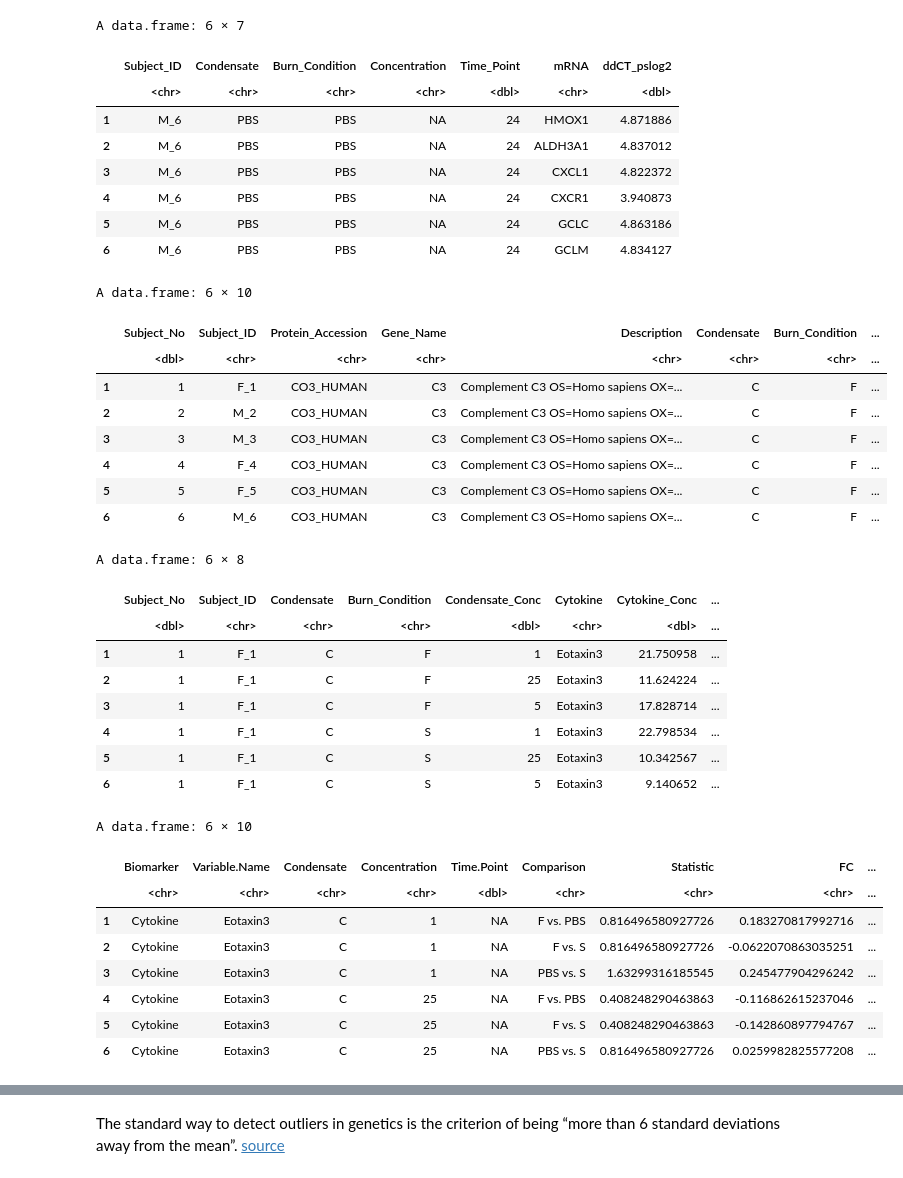
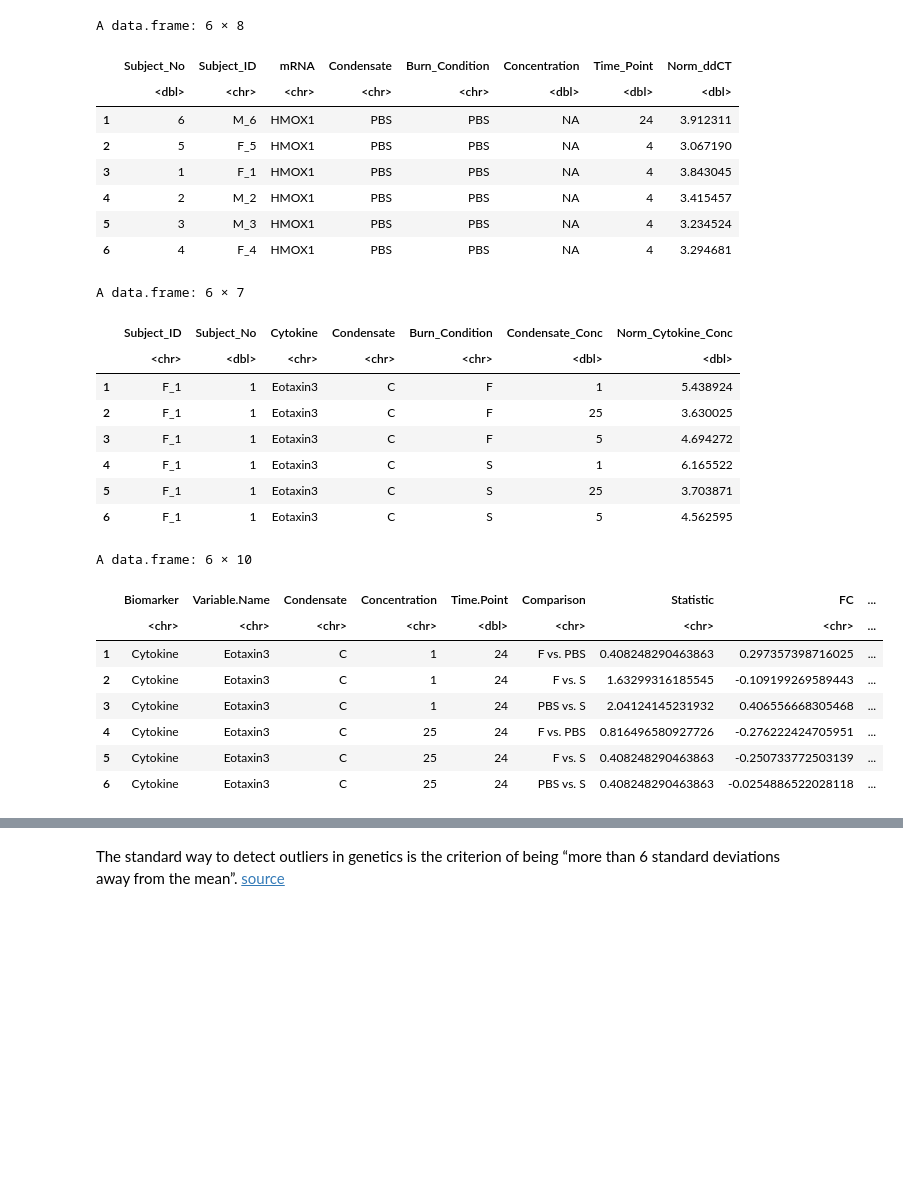
Before and after one commit to UNC-CEMALB/Burn-pit-smoke-condensate-mediated-toxicity-in-human-airway-epithelial-cells-, a Jupyter notebook: 3. Biomarker Cluster Analysis/Biomarker Cluster Analysis.ipynb, the cells around one changed output, grey strips where cells are left out. Cells and saved outputs as stored; diff of their text form; code cells hidden in the pictures; blank space fills up the shorter version.

```diff
--- a/3. Biomarker Cluster Analysis/Biomarker Cluster Analysis.ipynb
+++ b/3. Biomarker Cluster Analysis/Biomarker Cluster Analysis.ipynb
@@ -9,13 +9,15 @@ library(factoextra)
 library(cowplot)
 
 # reading in files
-mRNA_df = data.frame(read_excel("Input/Imputed_mRNA_Data_042623.xlsx"))
-proteomics_5_df = data.frame(read_excel("Input/Normalized_Proteomics_Data_5ug_070423.xlsx")) %>%
-    rename(Intensity_pslog2 = Norm_Intensity_pslog2)
-proteomics_25_df = data.frame(read_excel("Input/Normalized_Proteomics_Data_25ug_070423.xlsx"))%>%
-    rename(Intensity_pslog2 = Norm_Intensity_pslog2)
-cytokine_df = data.frame(read_excel("Input/Cytokine_Data_050423.xlsx", sheet = 2))
-nemenyis_df = data.frame(read_excel("Input/Nemenyis_PostHoc_Biomarker_Results_062923.xlsx"))
+cytokine_df = data.frame(read_excel("Input/Processed_Cytokine_Data_081723.xlsx"))
+mRNA_df = data.frame(read_excel("Input/Processed_mRNA_Data_081723.xlsx"))
+nemenyis_df = data.frame(read_excel("Input/Nemenyis_Results_100323.xlsx"))
+
+# making some cols numeric
+cytokine_df$Condensate_Conc = as.numeric(cytokine_df$Condensate_Conc)
+mRNA_df$Concentration = as.numeric(mRNA_df$Concentration)
+mRNA_df$Time_Point = as.numeric(mRNA_df$Time_Point)
 nemenyis_df$Time.Point = as.numeric(nemenyis_df$Time.Point)
+nemenyis_df$P.Value = as.numeric(nemenyis_df$P.Value)
 # %% [output]
 ── Attaching core tidyverse packages ──────────────────────── tidyverse 2.0.0 ──
@@ -38,43 +40,33 @@ Warning message in eval(expr, envir, enclos):
 # %%
 head(mRNA_df)
-head(proteomics_25_df)
 head(cytokine_df)
 head(nemenyis_df)
 # %% [output]
-A data.frame: 6 × 7
+A data.frame: 6 × 8
-|  | Subject_ID | Condensate | Burn_Condition | Concentration | Time_Point | mRNA | ddCT_pslog2 |
-|  | <chr> | <chr> | <chr> | <chr> | <dbl> | <chr> | <dbl> |
-| 1 | M_6 | PBS | PBS | NA | 24 | HMOX1 | 4.871886 |
-| 2 | M_6 | PBS | PBS | NA | 24 | ALDH3A1 | 4.837012 |
-| 3 | M_6 | PBS | PBS | NA | 24 | CXCL1 | 4.822372 |
-| 4 | M_6 | PBS | PBS | NA | 24 | CXCR1 | 3.940873 |
-| 5 | M_6 | PBS | PBS | NA | 24 | GCLC | 4.863186 |
-| 6 | M_6 | PBS | PBS | NA | 24 | GCLM | 4.834127 |
+|  | Subject_No | Subject_ID | mRNA | Condensate | Burn_Condition | Concentration | Time_Point | Norm_ddCT |
+|  | <dbl> | <chr> | <chr> | <chr> | <chr> | <dbl> | <dbl> | <dbl> |
+| 1 | 6 | M_6 | HMOX1 | PBS | PBS | NA | 24 | 3.912311 |
+| 2 | 5 | F_5 | HMOX1 | PBS | PBS | NA | 4 | 3.067190 |
+| 3 | 1 | F_1 | HMOX1 | PBS | PBS | NA | 4 | 3.843045 |
+| 4 | 2 | M_2 | HMOX1 | PBS | PBS | NA | 4 | 3.415457 |
+| 5 | 3 | M_3 | HMOX1 | PBS | PBS | NA | 4 | 3.234524 |
+| 6 | 4 | F_4 | HMOX1 | PBS | PBS | NA | 4 | 3.294681 |
-A data.frame: 6 × 10
+A data.frame: 6 × 7
-|  | Subject_No | Subject_ID | Protein_Accession | Gene_Name | Description | Condensate | Burn_Condition | ... |
-|  | <dbl> | <chr> | <chr> | <chr> | <chr> | <chr> | <chr> | ... |
-| 1 | 1 | F_1 | CO3_HUMAN | C3 | Complement C3 OS=Homo sapiens OX=... | C | F | ... |
-| 2 | 2 | M_2 | CO3_HUMAN | C3 | Complement C3 OS=Homo sapiens OX=... | C | F | ... |
-| 3 | 3 | M_3 | CO3_HUMAN | C3 | Complement C3 OS=Homo sapiens OX=... | C | F | ... |
-| 4 | 4 | F_4 | CO3_HUMAN | C3 | Complement C3 OS=Homo sapiens OX=... | C | F | ... |
-| 5 | 5 | F_5 | CO3_HUMAN | C3 | Complement C3 OS=Homo sapiens OX=... | C | F | ... |
-| 6 | 6 | M_6 | CO3_HUMAN | C3 | Complement C3 OS=Homo sapiens OX=... | C | F | ... |
+|  | Subject_ID | Subject_No | Cytokine | Condensate | Burn_Condition | Condensate_Conc | Norm_Cytokine_Conc |
+|  | <chr> | <dbl> | <chr> | <chr> | <chr> | <dbl> | <dbl> |
+| 1 | F_1 | 1 | Eotaxin3 | C | F | 1 | 5.438924 |
+| 2 | F_1 | 1 | Eotaxin3 | C | F | 25 | 3.630025 |
+| 3 | F_1 | 1 | Eotaxin3 | C | F | 5 | 4.694272 |
+| 4 | F_1 | 1 | Eotaxin3 | C | S | 1 | 6.165522 |
+| 5 | F_1 | 1 | Eotaxin3 | C | S | 25 | 3.703871 |
+| 6 | F_1 | 1 | Eotaxin3 | C | S | 5 | 4.562595 |
-A data.frame: 6 × 8
+A data.frame: 6 × 10
-|  | Subject_No | Subject_ID | Condensate | Burn_Condition | Condensate_Conc | Cytokine | Cytokine_Conc | ... |
-|  | <dbl> | <chr> | <chr> | <chr> | <dbl> | <chr> | <dbl> | ... |
-| 1 | 1 | F_1 | C | F | 1 | Eotaxin3 | 21.750958 | ... |
-| 2 | 1 | F_1 | C | F | 25 | Eotaxin3 | 11.624224 | ... |
-| 3 | 1 | F_1 | C | F | 5 | Eotaxin3 | 17.828714 | ... |
-| 4 | 1 | F_1 | C | S | 1 | Eotaxin3 | 22.798534 | ... |
-| 5 | 1 | F_1 | C | S | 25 | Eotaxin3 | 10.342567 | ... |
-| 6 | 1 | F_1 | C | S | 5 | Eotaxin3 | 9.140652 | ... |
+|  | Biomarker | Variable.Name | Condensate | Concentration | Time.Point | Comparison | Statistic | FC | ... |
+|  | <chr> | <chr> | <chr> | <chr> | <dbl> | <chr> | <chr> | <chr> | ... |
+| 1 | Cytokine | Eotaxin3 | C | 1 | 24 | F vs. PBS | 0.408248290463863 | 0.297357398716025 | ... |
+| 2 | Cytokine | Eotaxin3 | C | 1 | 24 | F vs. S | 1.63299316185545 | -0.109199269589443 | ... |
+| 3 | Cytokine | Eotaxin3 | C | 1 | 24 | PBS vs. S | 2.04124145231932 | 0.406556668305468 | ... |
+| 4 | Cytokine | Eotaxin3 | C | 25 | 24 | F vs. PBS | 0.816496580927726 | -0.276222424705951 | ... |
+| 5 | Cytokine | Eotaxin3 | C | 25 | 24 | F vs. S | 0.408248290463863 | -0.250733772503139 | ... |
+| 6 | Cytokine | Eotaxin3 | C | 25 | 24 | PBS vs. S | 0.408248290463863 | -0.0254886522028118 | ... |
-A data.frame: 6 × 10
-|  | Biomarker | Variable.Name | Condensate | Concentration | Time.Point | Comparison | Statistic | FC | ... |
-|  | <chr> | <chr> | <chr> | <chr> | <dbl> | <chr> | <chr> | <chr> | ... |
-| 1 | Cytokine | Eotaxin3 | C | 1 | NA | F vs. PBS | 0.816496580927726 | 0.183270817992716 | ... |
-| 2 | Cytokine | Eotaxin3 | C | 1 | NA | F vs. S | 0.816496580927726 | -0.0622070863035251 | ... |
-| 3 | Cytokine | Eotaxin3 | C | 1 | NA | PBS vs. S | 1.63299316185545 | 0.245477904296242 | ... |
-| 4 | Cytokine | Eotaxin3 | C | 25 | NA | F vs. PBS | 0.408248290463863 | -0.116862615237046 | ... |
-| 5 | Cytokine | Eotaxin3 | C | 25 | NA | F vs. S | 0.408248290463863 | -0.142860897794767 | ... |
-| 6 | Cytokine | Eotaxin3 | C | 25 | NA | PBS vs. S | 0.816496580927726 | 0.0259982825577208 | ... |
 # %% [markdown]
```
Also changed, not shown: parts of 20 cells of this notebook.
